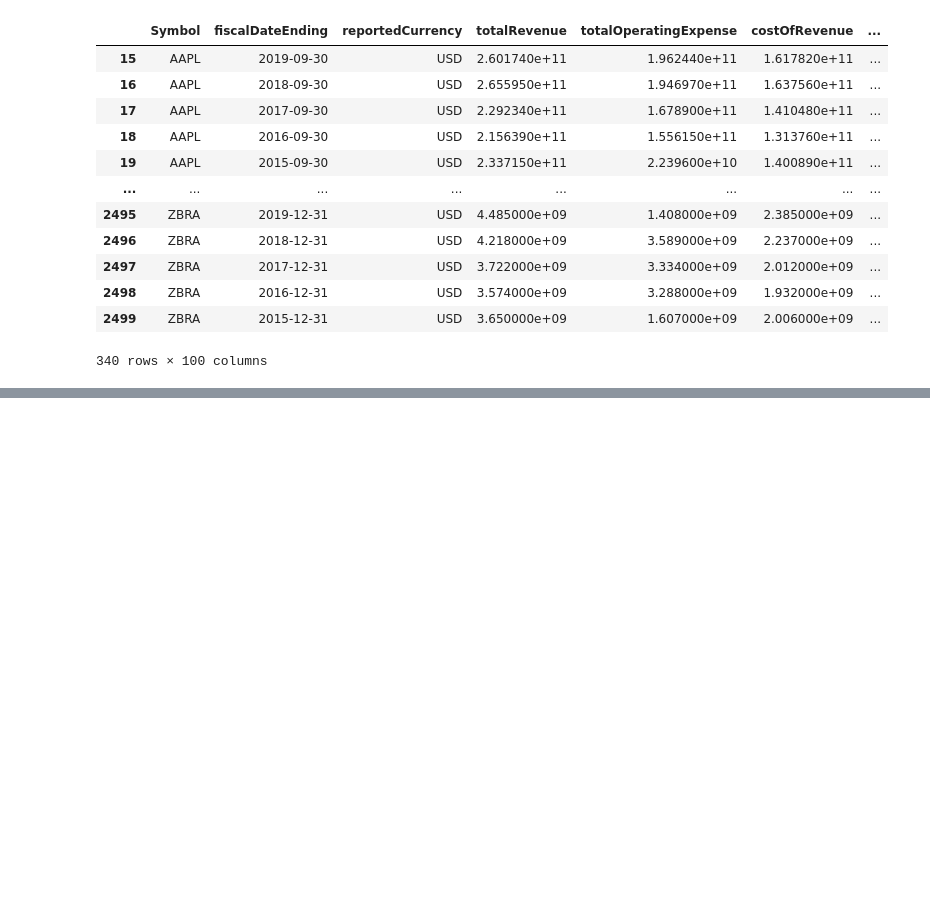
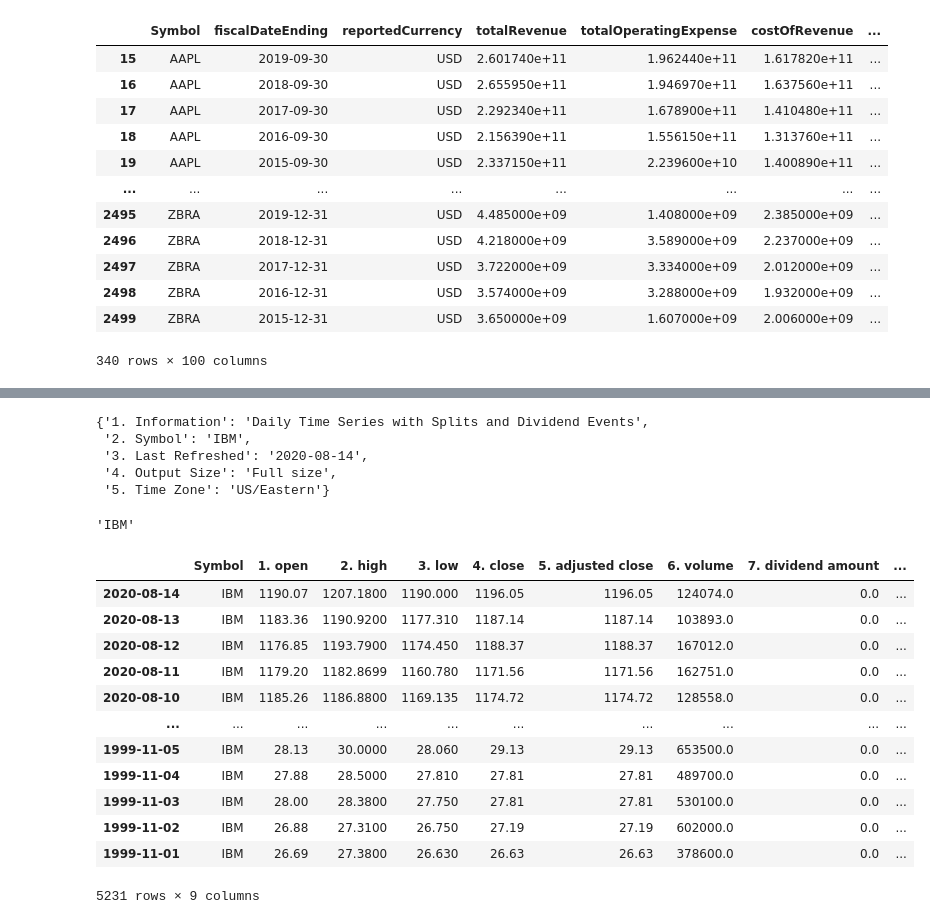
Before and after one commit to ooisiang/stock-analysis, a Jupyter notebook: stock_analysis.ipynb, the cells around one changed output, grey strips where cells are left out. Drawn from its saved outputs; the diff is of its cells as text; code cells hidden in the pictures; blank space fills up the shorter version.

```diff
--- a/stock_analysis.ipynb
+++ b/stock_analysis.ipynb
@@ -1039,3 +1075,5 @@ technology_financial_data
 | 2498 | ZBRA | 2016-12-31 | USD | 3.574000e+09 | 3.288000e+09 | 1.932000e+09 | ... |
 | 2499 | ZBRA | 2015-12-31 | USD | 3.650000e+09 | 1.607000e+09 | 2.006000e+09 | ... |
 340 rows × 100 columns
+# %%
+stock_price_response = requests.get("https://www.alphavantage.co/query?function=TIME_SERIES_DAILY_ADJUSTED&symbol=IBM&outputsize=full&apikey=demo")
@@ -1041,0 +1100,32 @@ technology_financial_data
+# %%
+stock_price_response.json().get('Meta Data')
+# %% [output]
+{'1. Information': 'Daily Time Series with Splits and Dividend Events',
+ '2. Symbol': 'IBM',
+ '3. Last Refreshed': '2020-08-14',
+ '4. Output Size': 'Full size',
+ '5. Time Zone': 'US/Eastern'}
+# %%
+stock_price_response.json().get('Meta Data').get('2. Symbol')
+# %% [output]
+'IBM'
+# %%
+df_temp = pd.DataFrame({'Symbol': []})
+stock_price = stock_price_response.json().get('Time Series (Daily)')
+df_stock_price = pd.concat([df_temp, pd.DataFrame(stock_price, dtype=float).T], axis=1)
+df_stock_price.iloc[:, 0] = annual_statement_response.json().get('Meta Data').get('2. Symbol')
+df_stock_price
+# %% [output]
+|  | Symbol | 1. open | 2. high | 3. low | 4. close | 5. adjusted close | 6. volume | 7. dividend amount | ... |
+| 2020-08-14 | IBM | 1190.07 | 1207.1800 | 1190.000 | 1196.05 | 1196.05 | 124074.0 | 0.0 | ... |
+| 2020-08-13 | IBM | 1183.36 | 1190.9200 | 1177.310 | 1187.14 | 1187.14 | 103893.0 | 0.0 | ... |
+| 2020-08-12 | IBM | 1176.85 | 1193.7900 | 1174.450 | 1188.37 | 1188.37 | 167012.0 | 0.0 | ... |
+| 2020-08-11 | IBM | 1179.20 | 1182.8699 | 1160.780 | 1171.56 | 1171.56 | 162751.0 | 0.0 | ... |
+| 2020-08-10 | IBM | 1185.26 | 1186.8800 | 1169.135 | 1174.72 | 1174.72 | 128558.0 | 0.0 | ... |
+| ... | ... | ... | ... | ... | ... | ... | ... | ... | ... |
+| 1999-11-05 | IBM | 28.13 | 30.0000 | 28.060 | 29.13 | 29.13 | 653500.0 | 0.0 | ... |
+| 1999-11-04 | IBM | 27.88 | 28.5000 | 27.810 | 27.81 | 27.81 | 489700.0 | 0.0 | ... |
+| 1999-11-03 | IBM | 28.00 | 28.3800 | 27.750 | 27.81 | 27.81 | 530100.0 | 0.0 | ... |
+| 1999-11-02 | IBM | 26.88 | 27.3100 | 26.750 | 27.19 | 27.19 | 602000.0 | 0.0 | ... |
+| 1999-11-01 | IBM | 26.69 | 27.3800 | 26.630 | 26.63 | 26.63 | 378600.0 | 0.0 | ... |
+5231 rows × 9 columns
```
Also changed, not shown: parts of 7 cells of this notebook, 1 other file.
